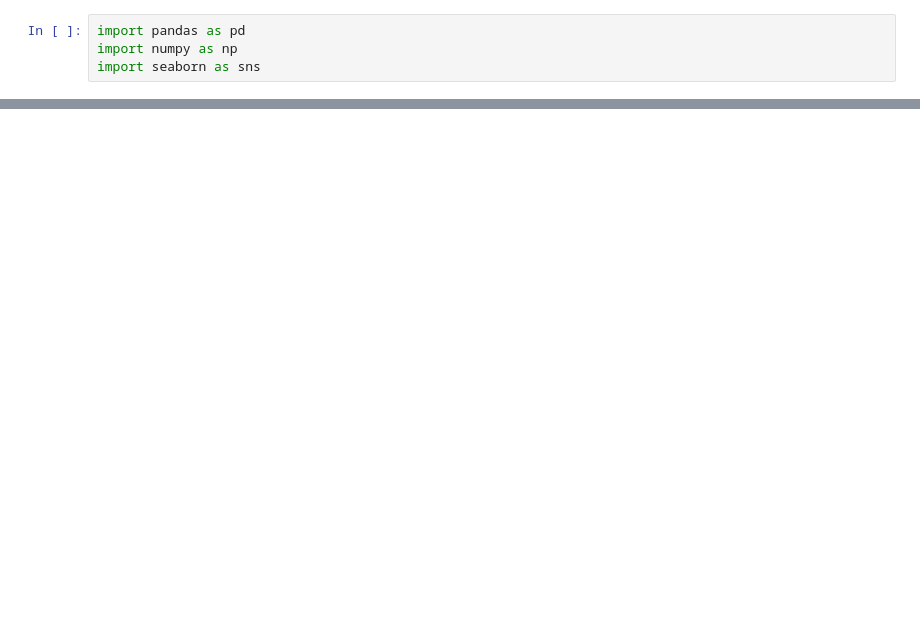
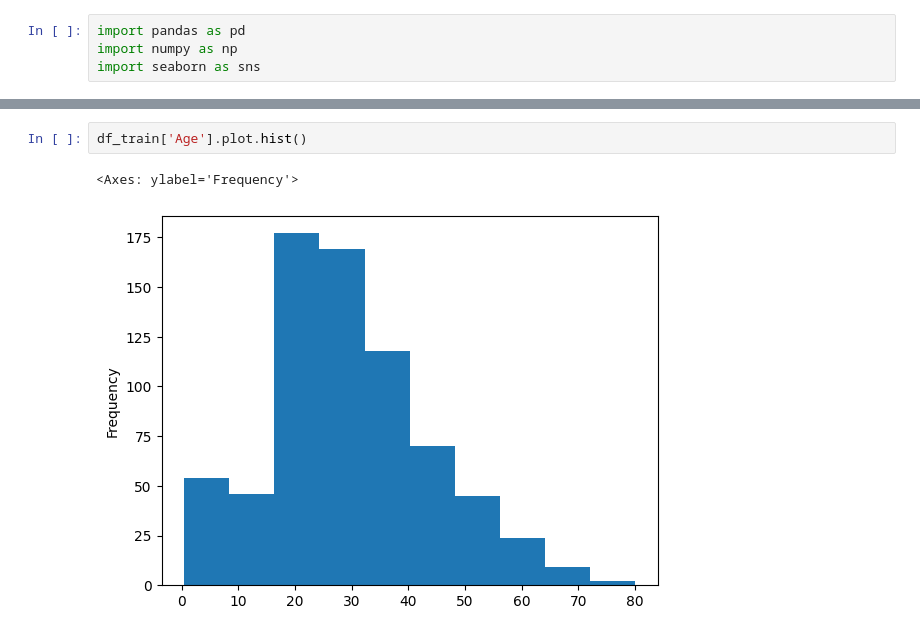
Before and after one commit to akou97/Kaggle, a Jupyter notebook: Titanic/EDA.ipynb, the cells around one changed output, grey strips where cells are left out. Drawn from its saved outputs; the diff is of its cells as text; blank space fills up the shorter version.

```diff
--- a/Titanic/EDA.ipynb
+++ b/Titanic/EDA.ipynb
@@ -11,0 +30,5 @@ data_train.head(2)
+# %%
+df_train['Age'].plot.hist()
+# %% [output]
+<Axes: ylabel='Frequency'>
+[figure, added]
```
Also changed, not shown: parts of 25 cells of this notebook.
